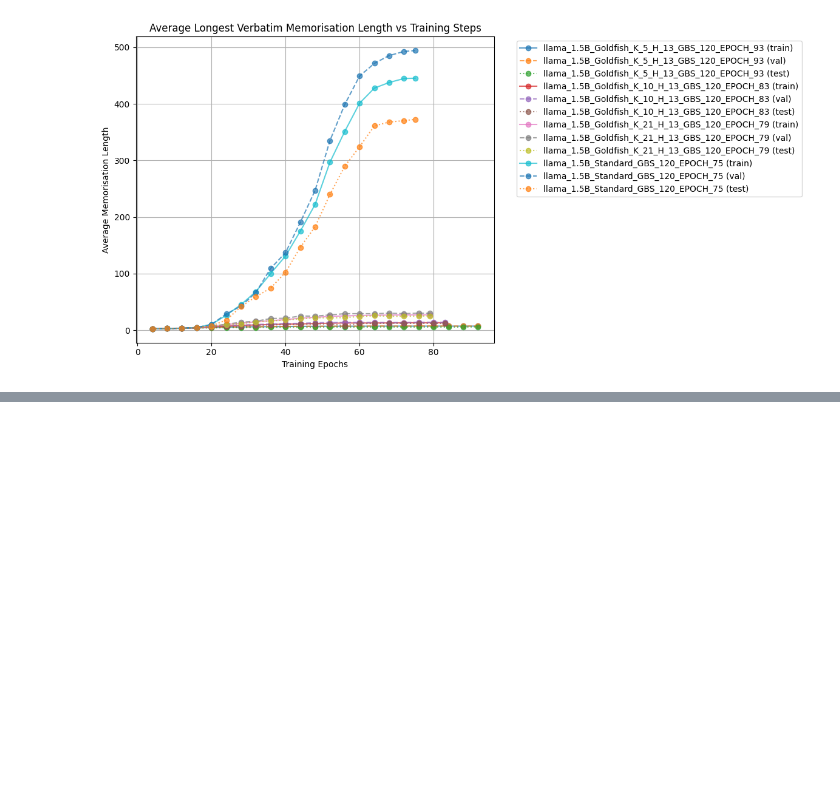
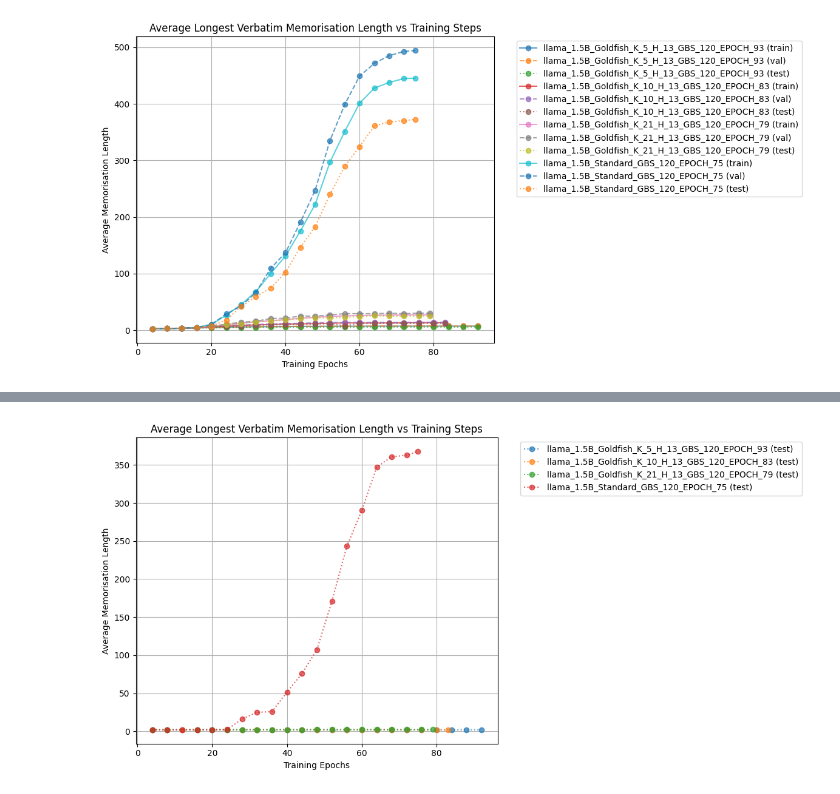
Before and after one commit to Alvorecer721/PDM, a Jupyter notebook: Notebooks/eval.ipynb, the cells around one changed output, grey strips where cells are left out. Drawn from its saved outputs; the diff is of its cells as text; code cells hidden in the pictures; blank space fills up the shorter version.

```diff
--- a/Notebooks/eval.ipynb
+++ b/Notebooks/eval.ipynb
@@ -549,0 +538,4 @@ def calc_avg_cs_lengths(base_dir, model_ids):
+# %%
+plot_comparison(results, exclude_splits=['train', 'val'])
+# %% [output]
+[figure, added]
```
Also changed, not shown: parts of 26 cells of this notebook, 3 other files.
